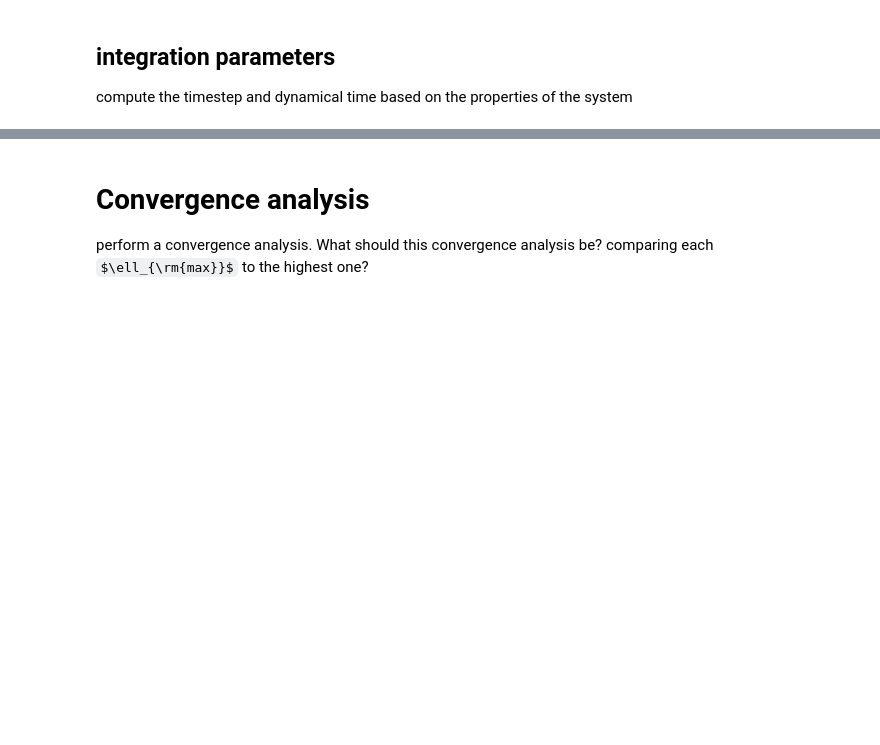
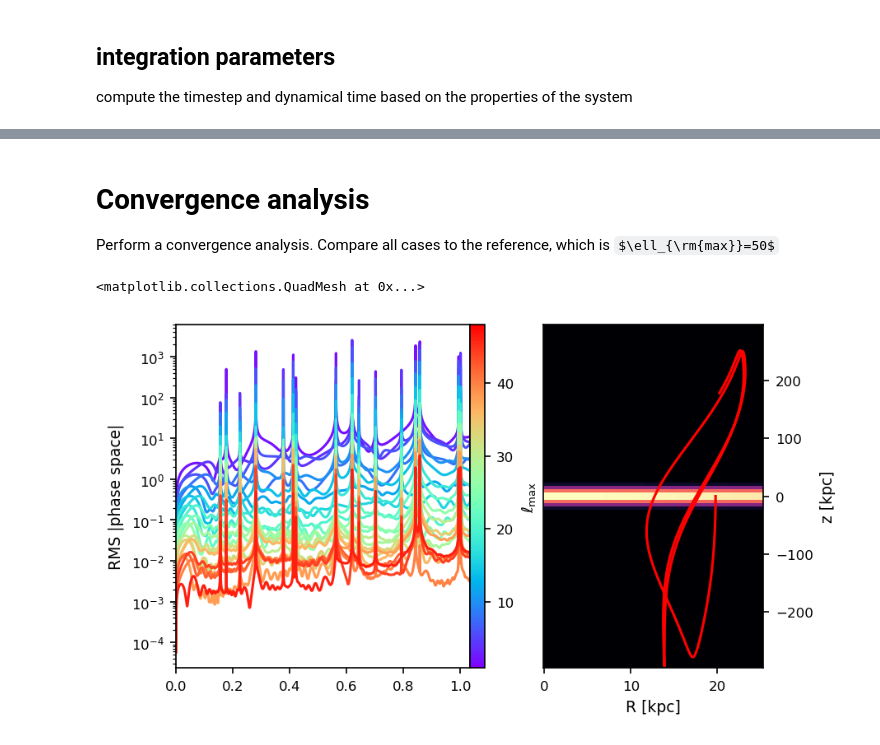
Before and after one commit to salvatore-ferrone/tstrippy, a Jupyter notebook: docs/source/legendre_BFE_orbit_convergence.ipynb, the cells around one changed output, grey strips where cells are left out. Saved outputs shown, nothing was run; the diff lists cells and outputs as text; code cells hidden in the pictures; some formulas as TeX source; blank space fills up the shorter version.

Commit message:
gets plot with density map

```diff
--- a/docs/source/legendre_BFE_orbit_convergence.ipynb
+++ b/docs/source/legendre_BFE_orbit_convergence.ipynb
@@ -45,4 +160,51 @@ compute the orbit using tstrippy in a loop, iterating over l_max
 # %% [markdown]
 # Convergence analysis
 
-perform a convergence analysis. What should this convergence analysis be? comparing each $\ell_{\rm{max}}$ to the highest one?
+Perform a convergence analysis. Compare all cases to the reference, which is $\ell_{\rm{max}}=50$
+# %%
+# get the density map
+def density_oblate_halo(params,x,y,z):
+    rho,s,q = params
+    R = np.sqrt(x**2 + y**2)
+    return rho * np.exp(-(1/s) * np.sqrt((R**2 + (z/q)**2)))
+# %%
+npoints = 100
+zmax = np.max(np.abs(results[-1][-1][:]))
+Rs = np.linspace(0,R.max(),npoints)
+zs = np.linspace(-zmax,zmax,npoints)
+RS,ZS = np.meshgrid(Rs,zs,indexing="xy")
+RHO = np.zeros_like(RS)
+for i in range(npoints):
+    RHO[i] = density_oblate_halo([rho0,s0,q],RS[i],np.zeros_like(Rs), ZS[i])
+# %%
+# colors for the l_max
+cmap=plt.cm.get_cmap("rainbow")
+norm=plt.cm.colors.Normalize(vmin=1,vmax=lmaxes[-1])
+colors = [cmap(norm(myl)) for myl in lmaxes ]
+
+fig, ax_left, ax_cbar, ax_right = make_a4_three_panel_layout()
+sm = plt.cm.ScalarMappable(cmap=cmap, norm=norm)
+sm.set_array([])
+cbar = plt.colorbar(sm, cax=ax_cbar)
+cbar.set_label(r"$\ell_{\rm{max}}$")
+for i in range(lmaxes.shape[0]-1):
+    diff = results[i] - results[-1]
+    RMS = np.sqrt(np.sum(np.abs(diff**2 / results[-1]),axis=0))
+    ax_left.plot(timestamps,RMS,color=colors[i])
+ax_left.set_yscale("log")
+ax_left.set_xlim(timestamps[0],timestamps[-1])
+ax_left.set_ylabel("RMS |phase space|")
+
+# add some trajectories
+ax_right.plot(R[-1],results[-1][-1],color=colors[-1])
+ax_right.scatter(R[-1][0],results[-1][-1][0],color=colors[-1])
+# ax_right.set_aspect("equal")
+ax_right.set_xlabel("R [kpc]")
+ax_right.set_ylabel("z [kpc]")
+ax_right.pcolormesh(RS, ZS, RHO, shading="auto")
+cmapDensity = plt.cm.get_cmap("magma")
+logNorm = plt.cm.colors.LogNorm(1e1,RHO.max())
+ax_right.pcolormesh(RS, ZS, RHO, shading="auto", cmap=cmapDensity, norm=logNorm)
+# %% [output]
+<matplotlib.collections.QuadMesh at 0x...>
+[figure, added]
```
Also changed, not shown: parts of 10 cells of this notebook.
